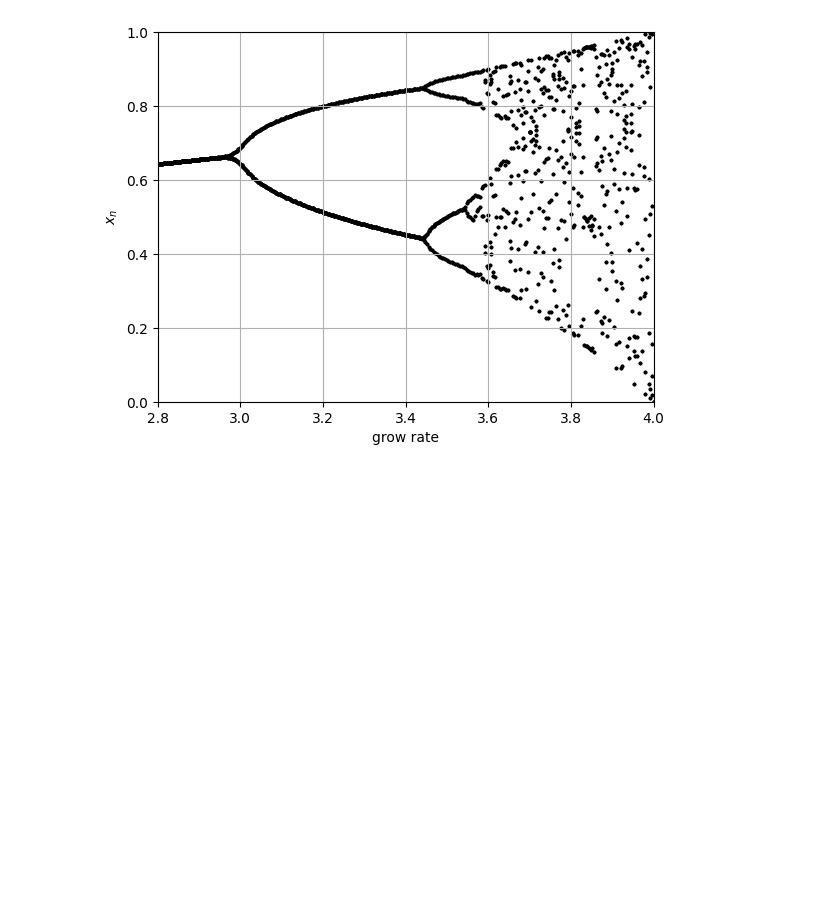
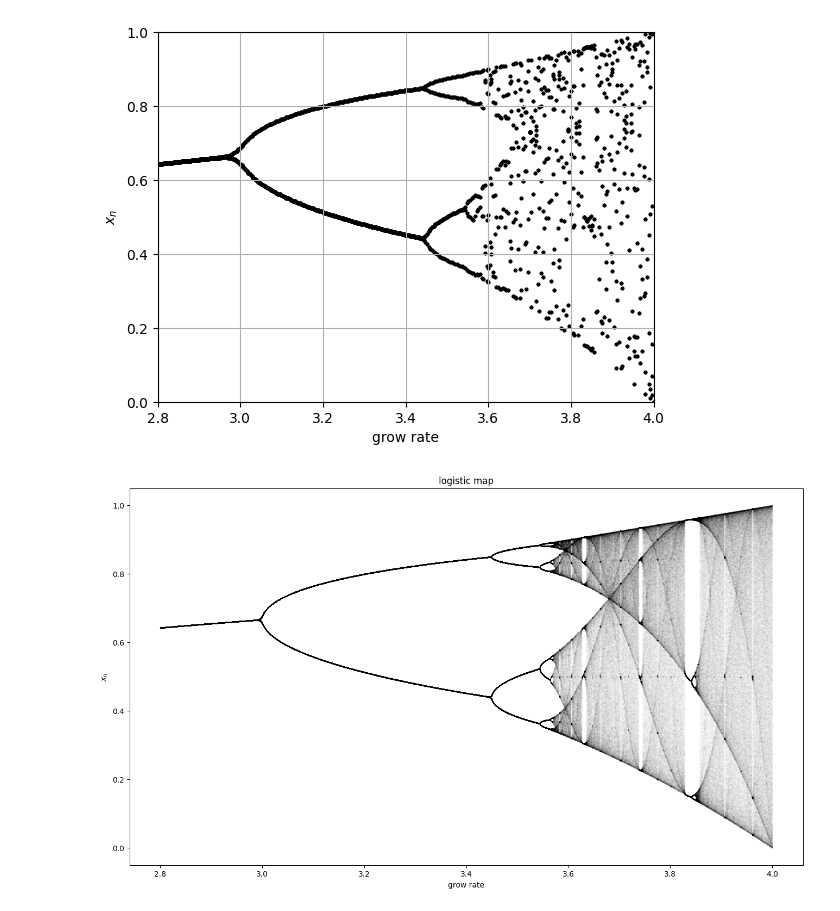
Before and after one commit to nico0407/Logistic-Map, a Jupyter notebook: LogisticMap.ipynb, the cells around one changed output. Drawn from its saved outputs; the diff is of its cells as text; code cells hidden in the pictures; blank space fills up the shorter version.

```diff
--- a/LogisticMap.ipynb
+++ b/LogisticMap.ipynb
@@ -98,3 +98,30 @@ plt.xlim(2.8,4)
 plt.grid()
 # %% [output]
 [figure]
+# %%
+import numpy as np
+import matplotlib.pyplot as plt
+
+interval = (2.8, 4)  # start, end
+accuracy = 0.0001
+reps = 600  # number of repetitions
+numtoplot = 200
+lims = np.zeros(reps)
+
+fig, biax = plt.subplots()
+fig.set_size_inches(16, 9)
+
+lims[0] = np.random.rand()
+for r in np.arange(interval[0], interval[1], accuracy):
+    for i in range(reps-1):
+        lims[i+1] = r*lims[i]*(1-lims[i])
+
+    biax.plot([r]*numtoplot, lims[reps-numtoplot:], 'k.', markersize=.02)
+
+biax.set(xlabel='grow rate', ylabel='$x_n$', title='logistic map')
+plt.show()
+
+# [r]*200 is a way of give to the number 'r' a multiplicity of 200, so it will give 200 quantity of 'r's
+# lims[reps-numtoplot:]  will plot all the numbers from a certain point on.
+# %% [output]
+[figure, added]
```
